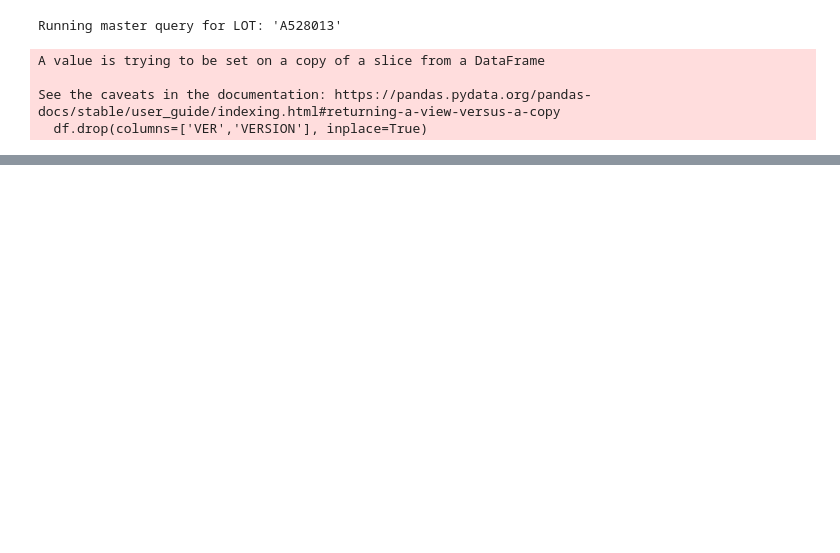
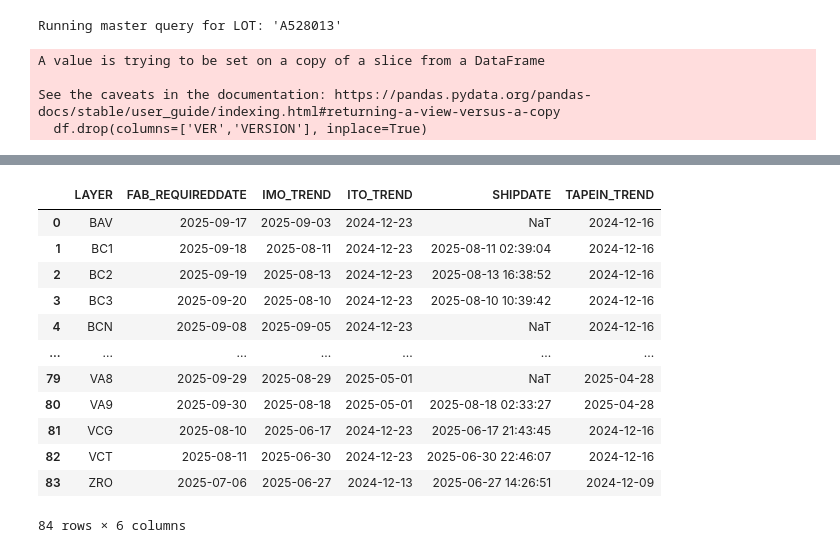
Before and after one commit to dagarcia-pde/NPI, a Jupyter notebook: development_notebook.ipynb, the cells around one changed output, grey strips where cells are left out. Saved outputs shown, nothing was run; the diff lists cells and outputs as text; code cells hidden in the pictures; blank space fills up the shorter version.

```diff
--- a/development_notebook.ipynb
+++ b/development_notebook.ipynb
@@ -115,0 +120,17 @@ RetData = pd.pivot_table(RetData,index=['LAYER'], values=['TAPEIN_TREND','ITO_TR
+# %%
+rf = prod1.Reticles.copy()
+rf
+# %% [output]
+|  | LAYER | FAB_REQUIREDDATE | IMO_TREND | ITO_TREND | SHIPDATE | TAPEIN_TREND |
+| 0 | BAV | 2025-09-17 | 2025-09-03 | 2024-12-23 | NaT | 2024-12-16 |
+| 1 | BC1 | 2025-09-18 | 2025-08-11 | 2024-12-23 | 2025-08-11 02:39:04 | 2024-12-16 |
+| 2 | BC2 | 2025-09-19 | 2025-08-13 | 2024-12-23 | 2025-08-13 16:38:52 | 2024-12-16 |
+| 3 | BC3 | 2025-09-20 | 2025-08-10 | 2024-12-23 | 2025-08-10 10:39:42 | 2024-12-16 |
+| 4 | BCN | 2025-09-08 | 2025-09-05 | 2024-12-23 | NaT | 2024-12-16 |
+| ... | ... | ... | ... | ... | ... | ... |
+| 79 | VA8 | 2025-09-29 | 2025-08-29 | 2025-05-01 | NaT | 2025-04-28 |
+| 80 | VA9 | 2025-09-30 | 2025-08-18 | 2025-05-01 | 2025-08-18 02:33:27 | 2025-04-28 |
+| 81 | VCG | 2025-08-10 | 2025-06-17 | 2024-12-23 | 2025-06-17 21:43:45 | 2024-12-16 |
+| 82 | VCT | 2025-08-11 | 2025-06-30 | 2024-12-23 | 2025-06-30 22:46:07 | 2024-12-16 |
+| 83 | ZRO | 2025-07-06 | 2025-06-27 | 2024-12-13 | 2025-06-27 14:26:51 | 2024-12-09 |
+84 rows × 6 columns
```
Also changed, not shown: parts of 16 cells of this notebook, 4 other files.
